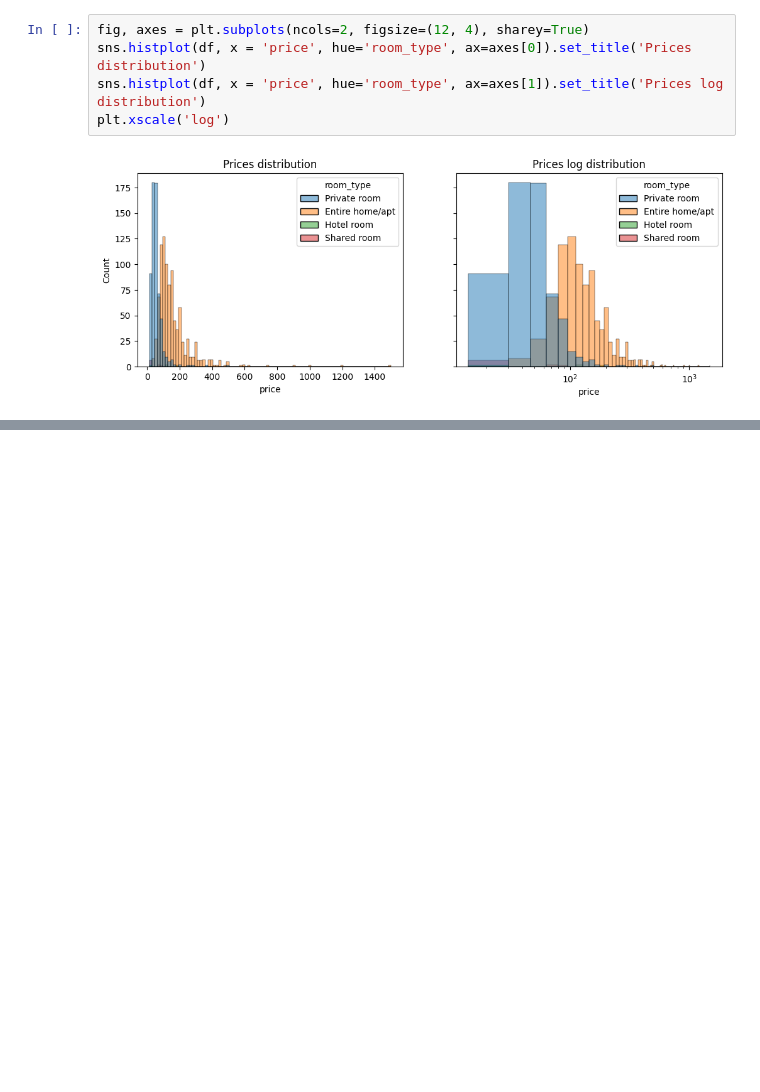
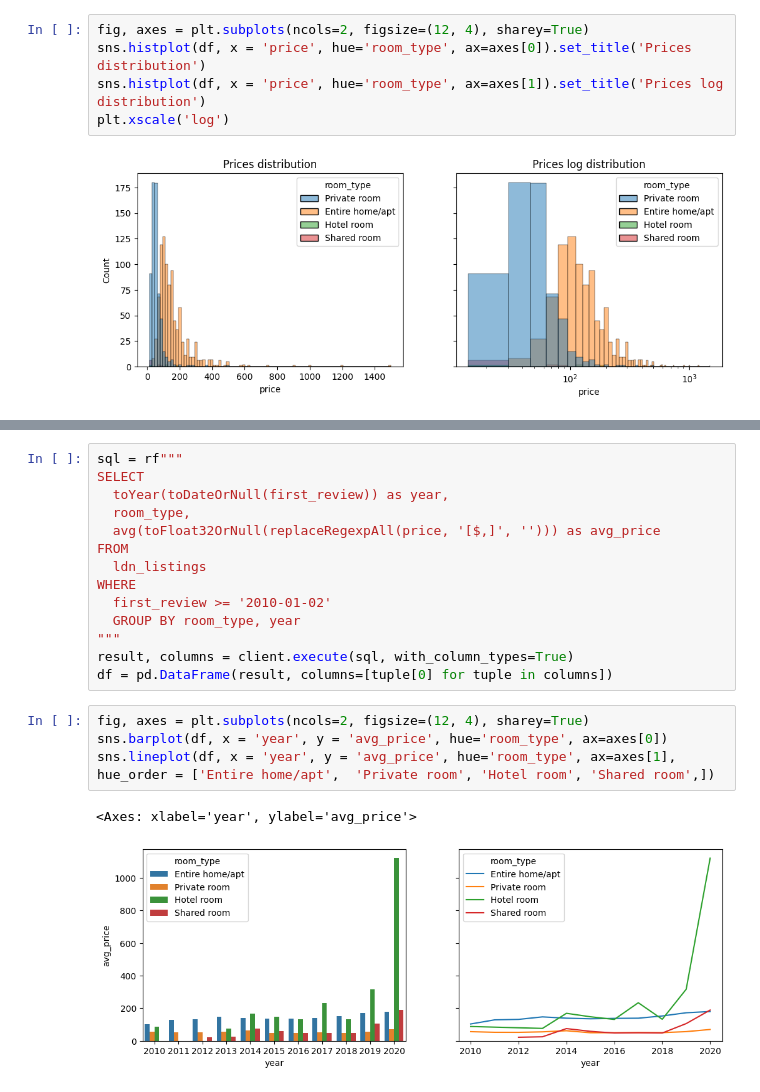
Before and after one commit to aleks-haksly/ClickHouse, a Jupyter notebook: practice/part_6.ipynb, the cells around one changed output, grey strips where cells are left out. Saved outputs shown, nothing was run; the diff lists cells and outputs as text; blank space fills up the shorter version.

```diff
--- a/practice/part_6.ipynb
+++ b/practice/part_6.ipynb
@@ -301,0 +307,21 @@ plt.xscale('log')
+# %%
+sql = rf"""
+SELECT
+  toYear(toDateOrNull(first_review)) as year,
+  room_type,
+  avg(toFloat32OrNull(replaceRegexpAll(price, '[$,]', ''))) as avg_price
+FROM
+  ldn_listings
+WHERE
+  first_review >= '2010-01-02'
+  GROUP BY room_type, year
+"""
+result, columns = client.execute(sql, with_column_types=True)
+df = pd.DataFrame(result, columns=[tuple[0] for tuple in columns])
+# %%
+fig, axes = plt.subplots(ncols=2, figsize=(12, 4), sharey=True)
+sns.barplot(df, x = 'year', y = 'avg_price', hue='room_type', ax=axes[0])
+sns.lineplot(df, x = 'year', y = 'avg_price', hue='room_type', ax=axes[1], hue_order = ['Entire home/apt',  'Private room', 'Hotel room', 'Shared room',])
+# %% [output]
+<Axes: xlabel='year', ylabel='avg_price'>
+[figure, added]
```
Also changed, not shown: parts of 2 cells of this notebook.
